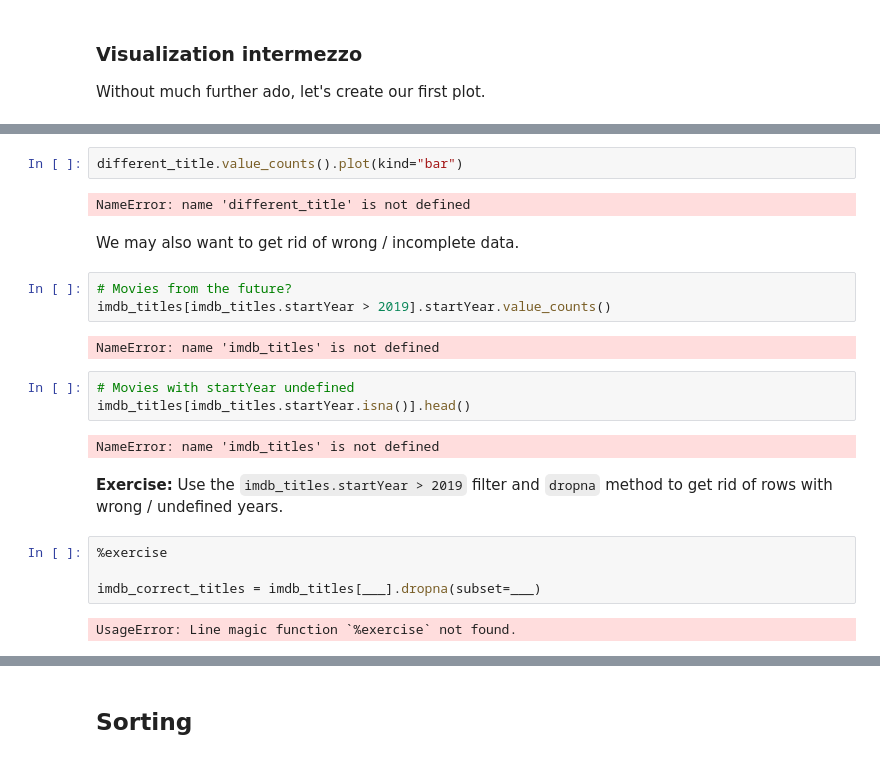
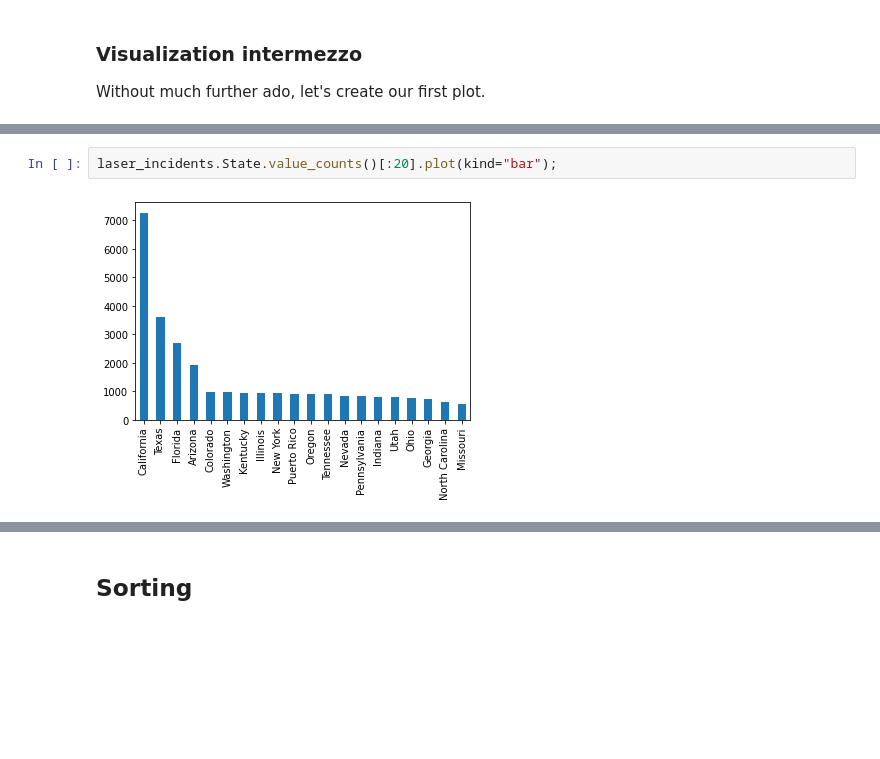
Before and after one commit to HiLASEPythonCourse/hilase-python-course-2021, a Jupyter notebook: 130_pandas_intro.ipynb, the cells around one changed output, grey strips where cells are left out. Saved outputs shown, nothing was run; the diff lists cells and outputs as text; blank space fills up the shorter version.

```diff
--- a/130_pandas_intro.ipynb
+++ b/130_pandas_intro.ipynb
@@ -891,24 +979,4 @@ Without much further ado, let's create our first plot.
 # %%
-different_title.value_counts().plot(kind="bar")
+laser_incidents.State.value_counts()[:20].plot(kind="bar");
 # %% [output]
-NameError: name 'different_title' is not defined
+[figure, added]
-# %% [markdown]
-We may also want to get rid of wrong / incomplete data.
-# %%
-# Movies from the future?
-imdb_titles[imdb_titles.startYear > 2019].startYear.value_counts()
-# %% [output]
-NameError: name 'imdb_titles' is not defined
-# %%
-# Movies with startYear undefined
-imdb_titles[imdb_titles.startYear.isna()].head()
-# %% [output]
-NameError: name 'imdb_titles' is not defined
-# %% [markdown]
-**Exercise:** Use the `imdb_titles.startYear > 2019` filter and `dropna` method to get rid of rows with wrong / undefined years.
-# %%
-%exercise
-
-imdb_correct_titles = imdb_titles[___].dropna(subset=___)
-# %% [output]
-UsageError: Line magic function `%exercise` not found.
```
Also changed, not shown: parts of 126 cells of this notebook.
